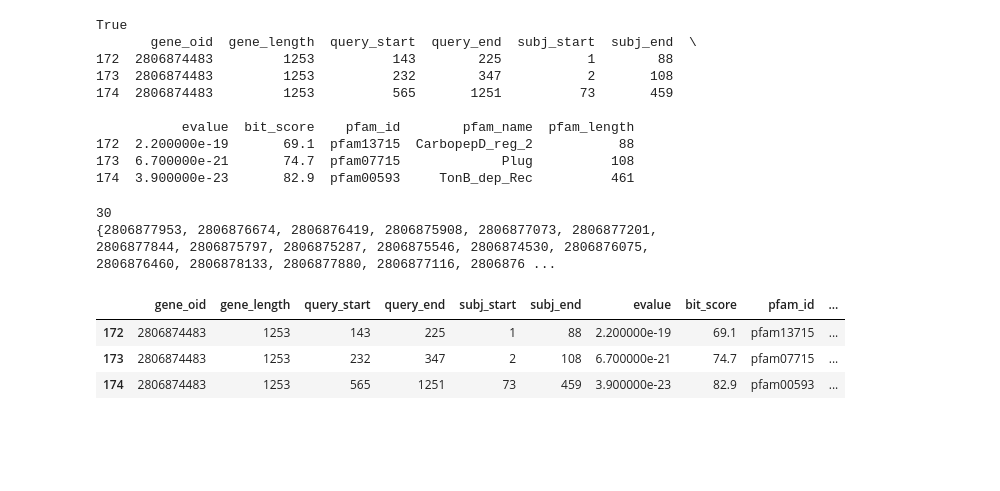
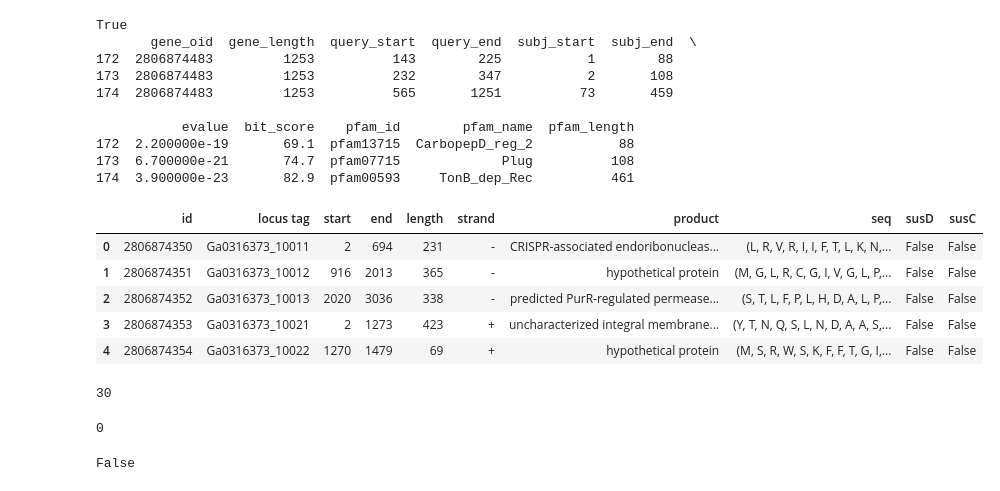
Before and after one commit to emcuttsy/bioinformatics, a Jupyter notebook: jupyter-notebooks/PUL-Prediction.ipynb, the cells around one changed output. Cells and saved outputs as stored; diff of their text form; code cells hidden in the pictures; blank space fills up the shorter version.

```diff
--- a/jupyter-notebooks/PUL-Prediction.ipynb
+++ b/jupyter-notebooks/PUL-Prediction.ipynb
@@ -159,14 +161,15 @@ def isSusC(orgid, geneid):
 def isSusD(orgid, geneid):
     accepted_fams = ['pfam07980', 'pfam12741', 'pfam12771', 'pfam14322']
     pfams = get_gene_pfams(orgid, geneid)
-
     # if contains non-allowed domains, it is not susD-like
-    for fam in pfams['pfam_id']:
-        if fam not in accepted_fams:
-            return False
-
-    if len(pfams) > 2:
+    if len(pfams) == 0:
         return False
+    elif len(pfams) > 2:
+        return False
+    else:
+        for fam in pfams['pfam_id']:
+            if fam not in accepted_fams:
+                return False
 
     return True
 # %%
@@ -183,22 +186,30 @@ True
 172  2.200000e-19       69.1  pfam13715  CarbopepD_reg_2           88
 173  6.700000e-21       74.7  pfam07715             Plug          108
 174  3.900000e-23       82.9  pfam00593     TonB_dep_Rec          461
-# %%
-count = 0
-ls = []
-for gene in pfam_dfs[2806310602]['gene_oid']:
-    if isSusD(2806310602, gene):
-        ls.append(gene)
-        count +=1
-print(len(set(ls)))
-print(set(ls))
-# %% [output]
-30
-{2806877953, 2806876674, 2806876419, 2806875908, 2806877073, 2806877201, 2806877844, 2806875797, 2806875287, 2806875546, 2806874530, 2806876075, 2806876460, 2806878133, 2806877880, 2806877116, 2806876 ...
-# %%
-get_gene_pfams(2806310602,2806874483)
-# %% [output]
-|  | gene_oid | gene_length | query_start | query_end | subj_start | subj_end | evalue | bit_score | pfam_id | ... |
-| 172 | 2806874483 | 1253 | 143 | 225 | 1 | 88 | 2.200000e-19 | 69.1 | pfam13715 | ... |
-| 173 | 2806874483 | 1253 | 232 | 347 | 2 | 108 | 6.700000e-21 | 74.7 | pfam07715 | ... |
-| 174 | 2806874483 | 1253 | 565 | 1251 | 73 | 459 | 3.900000e-23 | 82.9 | pfam00593 | ... |
+# %%
+susD = []
+susC = []
+for index, row in genes_dfs[2806310602].iterrows():
+    geneid = int(row['id'])
+    susD.append(isSusD(2806310602, geneid))
+    susC.append(isSusC(2806310602, geneid))
+
+genes_dfs[2806310602]['susD'] = susD
+genes_dfs[2806310602]['susC'] = susC
+genes_dfs[2806310602].head()
+# %% [output]
+|  | id | locus tag | start | end | length | strand | product | seq | susD | susC |
+| 0 | 2806874350 | Ga0316373_10011 | 2 | 694 | 231 | - | CRISPR-associated endoribonucleas... | (L, R, V, R, I, I, F, T, L, K, N,... | False | False |
+| 1 | 2806874351 | Ga0316373_10012 | 916 | 2013 | 365 | - | hypothetical protein | (M, G, L, R, C, G, I, V, G, L, P,... | False | False |
+| 2 | 2806874352 | Ga0316373_10013 | 2020 | 3036 | 338 | - | predicted PurR-regulated permease... | (S, T, L, F, P, L, H, D, A, L, P,... | False | False |
+| 3 | 2806874353 | Ga0316373_10021 | 2 | 1273 | 423 | + | uncharacterized integral membrane... | (Y, T, N, Q, S, L, N, D, A, A, S,... | False | False |
+| 4 | 2806874354 | Ga0316373_10022 | 1270 | 1479 | 69 | + | hypothetical protein | (M, S, R, W, S, K, F, F, T, G, I,... | False | False |
+# %%
+len(genes_dfs[2806310602][genes_dfs[2806310602]['susD'] == True])
+# %% [output]
+30
+# %%
+isSusD(2806310602,2806874354)
+# %% [output]
+0
+False
```
Also changed, not shown: parts of 3 cells of this notebook, 9 other files.
